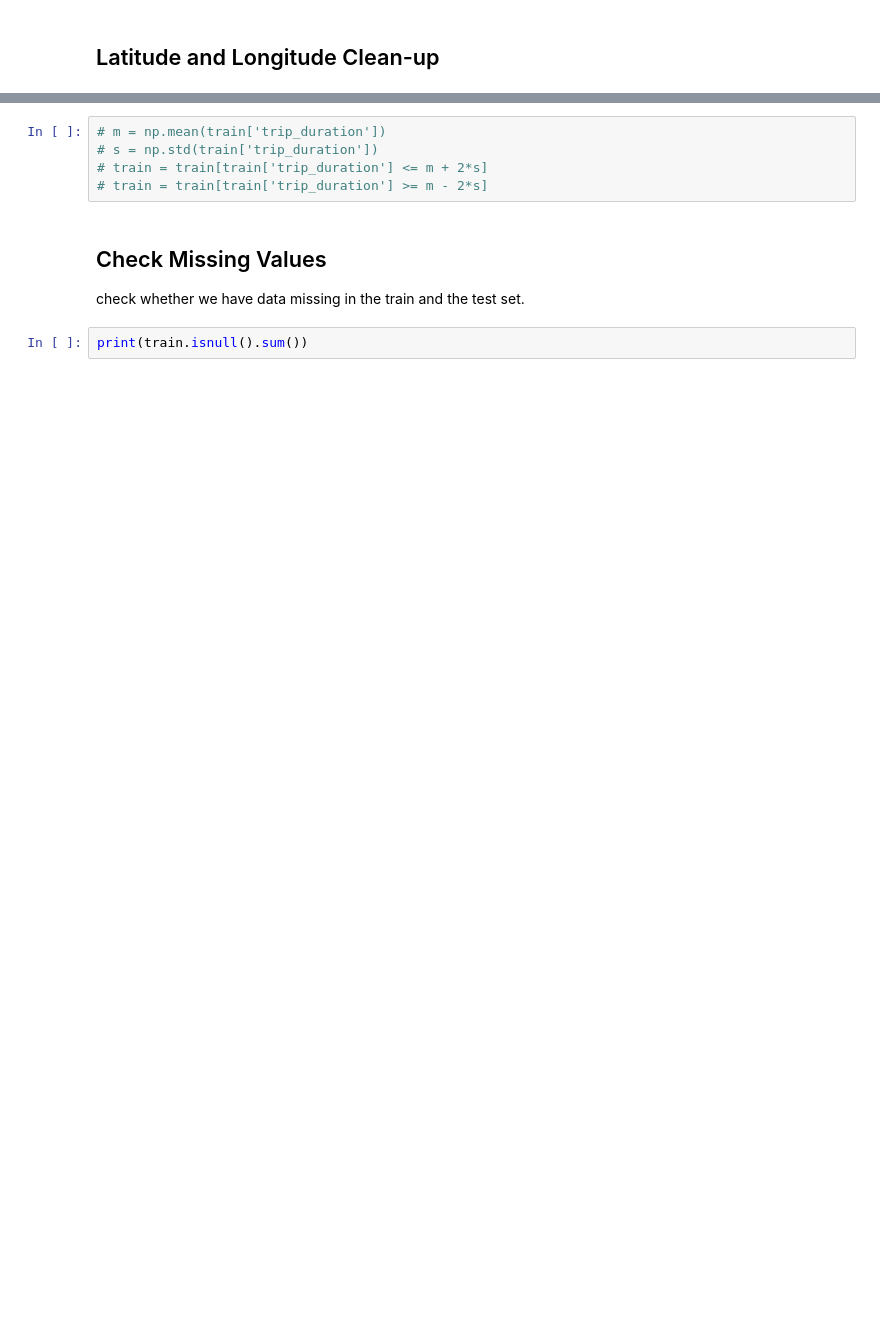
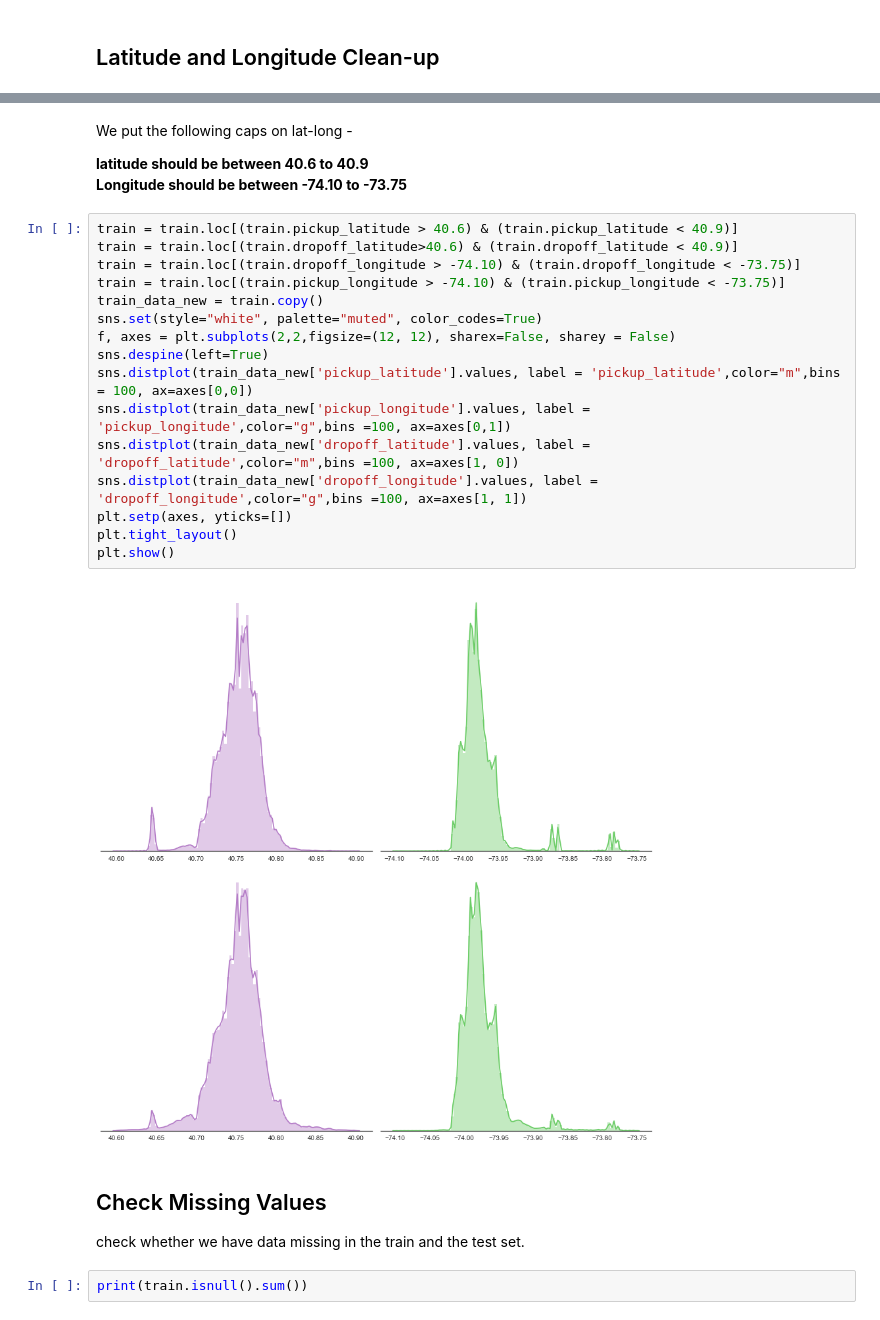
Before and after one commit to GaryLuoLuo/Data_Mining_Project_Jiahui_Qin_Zhe, a Jupyter notebook: Data Preparation.ipynb, the cells around one changed output, grey strips where cells are left out. Drawn from its saved outputs; the diff is of its cells as text; blank space fills up the shorter version.

```diff
--- a/Data Preparation.ipynb
+++ b/Data Preparation.ipynb
@@ -129,8 +116,26 @@ Exclude data that lies outside 2 standard deviations from the mean.
-# %%
-# m = np.mean(train['trip_duration'])
-# s = np.std(train['trip_duration'])
-# train = train[train['trip_duration'] <= m + 2*s]
-# train = train[train['trip_duration'] >= m - 2*s]
+# %% [markdown]
+We put the following caps on lat-long -
+
+**latitude should be between 40.6 to 40.9**
+**Longitude should be between -74.10 to -73.75**
+# %%
+train = train.loc[(train.pickup_latitude > 40.6) & (train.pickup_latitude < 40.9)]
+train = train.loc[(train.dropoff_latitude>40.6) & (train.dropoff_latitude < 40.9)]
+train = train.loc[(train.dropoff_longitude > -74.10) & (train.dropoff_longitude < -73.75)]
+train = train.loc[(train.pickup_longitude > -74.10) & (train.pickup_longitude < -73.75)]
+train_data_new = train.copy()
+sns.set(style="white", palette="muted", color_codes=True)
+f, axes = plt.subplots(2,2,figsize=(12, 12), sharex=False, sharey = False)
+sns.despine(left=True)
+sns.distplot(train_data_new['pickup_latitude'].values, label = 'pickup_latitude',color="m",bins = 100, ax=axes[0,0])
+sns.distplot(train_data_new['pickup_longitude'].values, label = 'pickup_longitude',color="g",bins =100, ax=axes[0,1])
+sns.distplot(train_data_new['dropoff_latitude'].values, label = 'dropoff_latitude',color="m",bins =100, ax=axes[1, 0])
+sns.distplot(train_data_new['dropoff_longitude'].values, label = 'dropoff_longitude',color="g",bins =100, ax=axes[1, 1])
+plt.setp(axes, yticks=[])
+plt.tight_layout()
+plt.show()
+# %% [output]
+[figure, added]
 # %% [markdown]
 ## Check Missing Values
 check whether we have data missing in the train and the test set.
```
Also changed, not shown: parts of 31 cells of this notebook.
